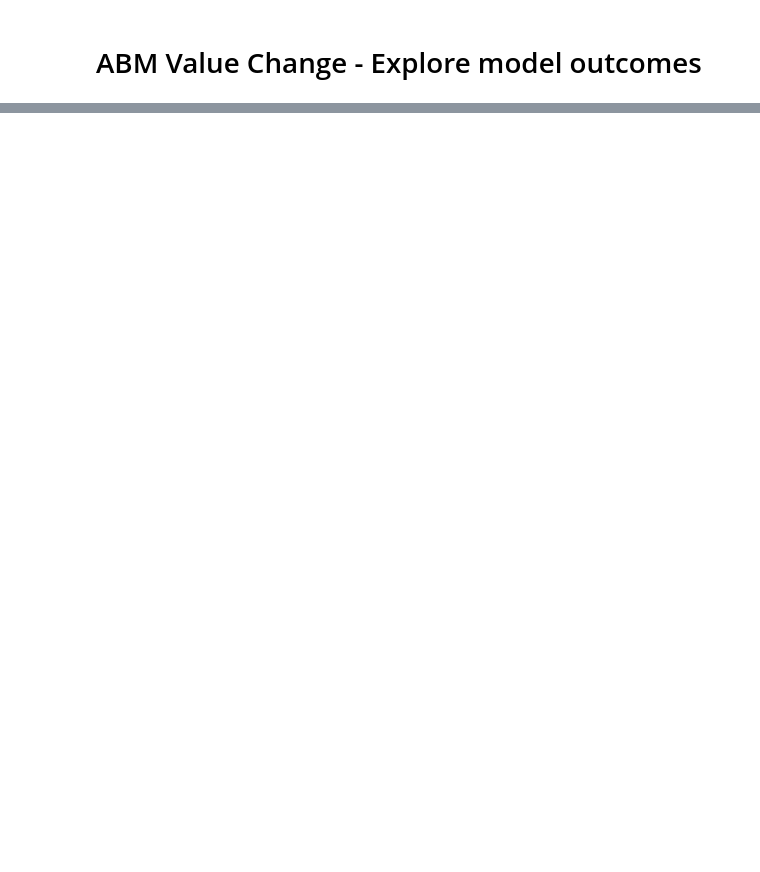
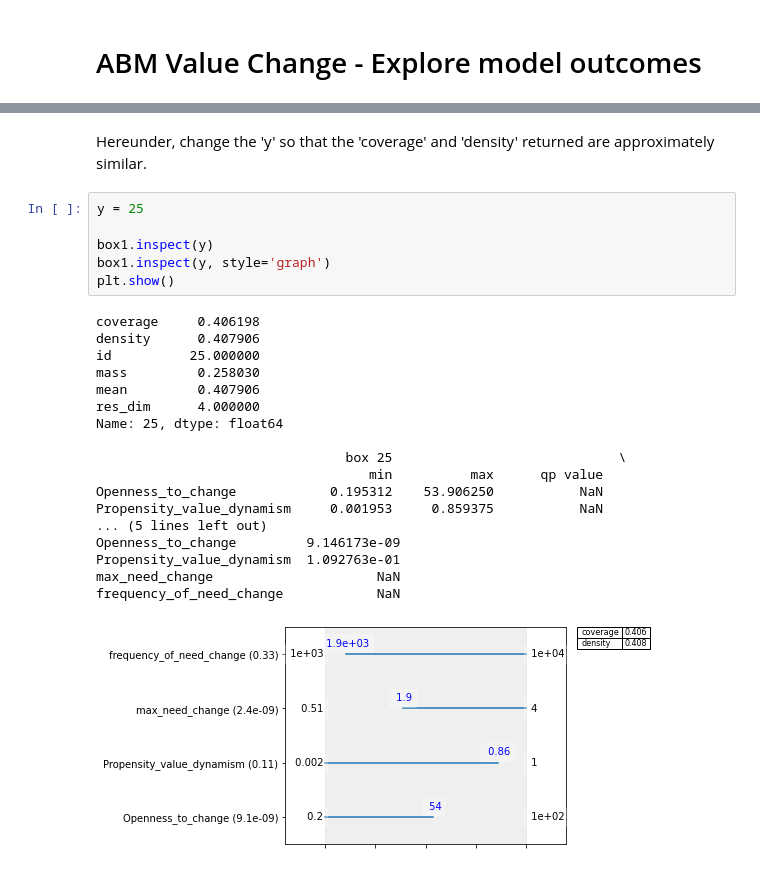
Before and after one commit to tristandewildt/ABM_Value_Change, a Jupyter notebook: ABM_Value_Change.ipynb, the cells around one changed output, grey strips where cells are left out. Cells and saved outputs as stored; diff of their text form; blank space fills up the shorter version.

```diff
--- a/ABM_Value_Change.ipynb
+++ b/ABM_Value_Change.ipynb
@@ -347,0 +198,27 @@ my_interact_manual(plot_sentiment, selected_value=[*dict_anchor_words], starttim
+# %% [markdown]
+Hereunder, change the 'y' so that the 'coverage' and 'density' returned are approximately similar.
+# %%
+y = 25
+
+box1.inspect(y)
+box1.inspect(y, style='graph')
+plt.show()
+# %% [output]
+coverage     0.406198
+density      0.407906
+id          25.000000
+mass         0.258030
+mean         0.407906
+res_dim      4.000000
+Name: 25, dtype: float64
+
+                                box 25                             \
+                                   min          max      qp value
+Openness_to_change            0.195312    53.906250           NaN
+Propensity_value_dynamism     0.001953     0.859375           NaN
+... (5 lines left out)
+Openness_to_change         9.146173e-09
+Propensity_value_dynamism  1.092763e-01
+max_need_change                     NaN
+frequency_of_need_change            NaN
+[figure, added]
```
Also changed, not shown: parts of 59 cells of this notebook.
